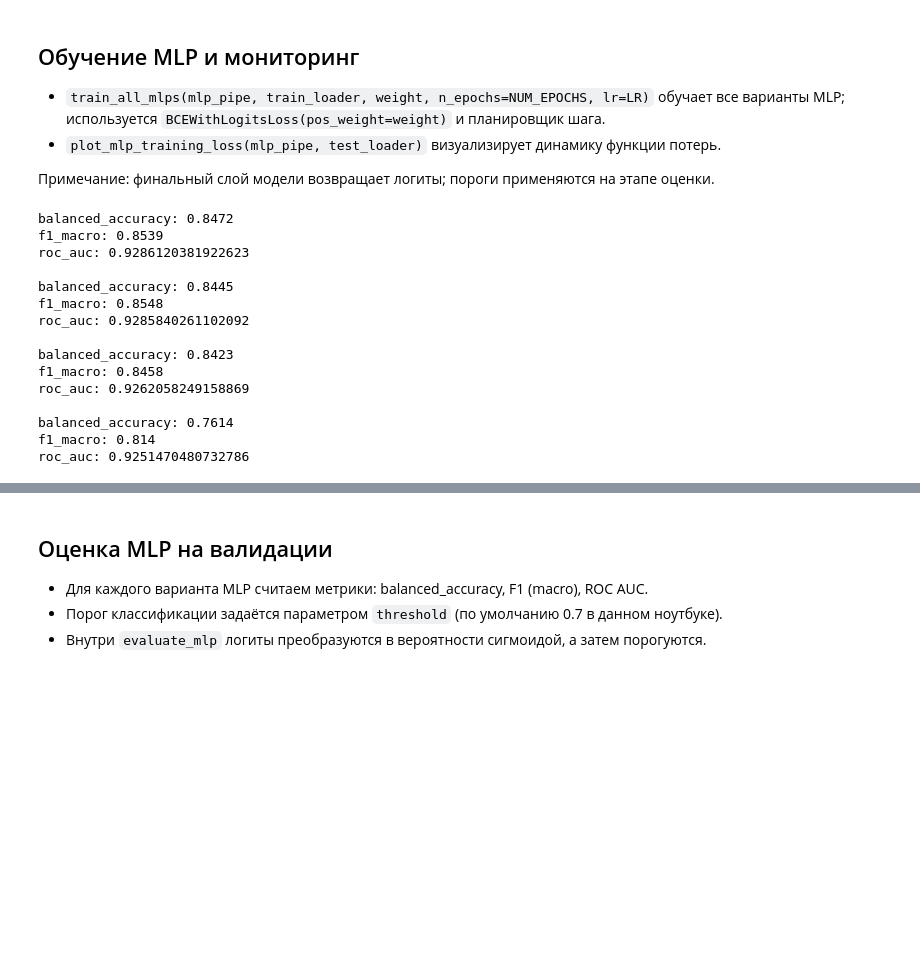
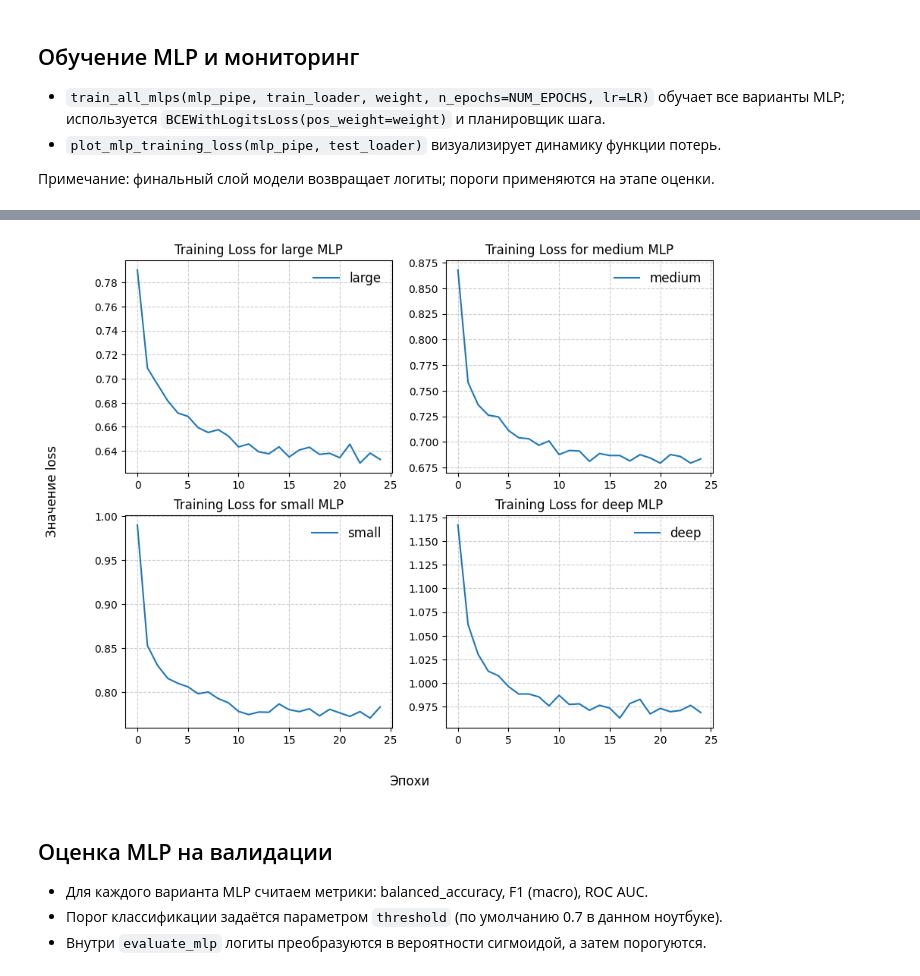
Before and after one commit to shtapic/loan-approval-ml-pipeline, a Jupyter notebook: main.ipynb, the cells around one changed output, grey strips where cells are left out. Saved outputs shown, nothing was run; the diff lists cells and outputs as text; code cells hidden in the pictures; blank space fills up the shorter version.

```diff
--- a/main.ipynb
+++ b/main.ipynb
@@ -137,22 +176,7 @@ Epoch [50/50], Loss: 1.0204
 - `plot_mlp_training_loss(mlp_pipe, test_loader)` визуализирует динамику функции потерь.
 
 Примечание: финальный слой модели возвращает логиты; пороги применяются на этапе оценки.
-# %%
-for model_name, model in mlp_pipe.items():
-    evaluate_mlp(model, test_loader, threshold=0.7)
-# %% [output]
-balanced_accuracy: 0.8472
-f1_macro: 0.8539
-roc_auc: 0.9286120381922623
-
-balanced_accuracy: 0.8445
-f1_macro: 0.8548
-roc_auc: 0.9285840261102092
-
-balanced_accuracy: 0.8423
-f1_macro: 0.8458
-roc_auc: 0.9262058249158869
-
-balanced_accuracy: 0.7614
-f1_macro: 0.814
-roc_auc: 0.9251470480732786
+# %%
+train_loss = train_all_mlps(mlp_pipe, train_loader, weight, n_epochs=NUM_EPOCHS, lr=LR)
+plot_mlp_training_loss(mlp_pipe, train_loss) #
+# %% [output]
@@ -159,3 +200,4 @@ roc_auc: 0.9251470480732786
+[figure, new version]
 # %% [markdown]
 ## Оценка MLP на валидации
 
```
Also changed, not shown: parts of 15 cells of this notebook, 20 other files.
